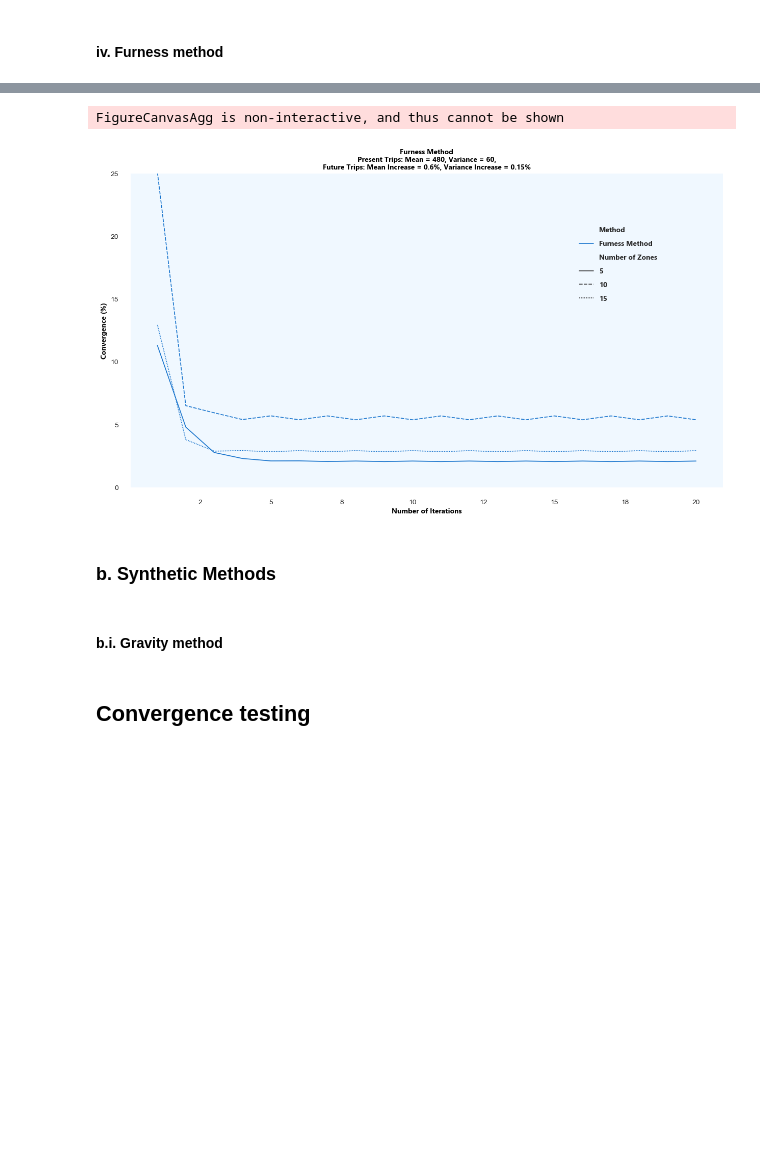
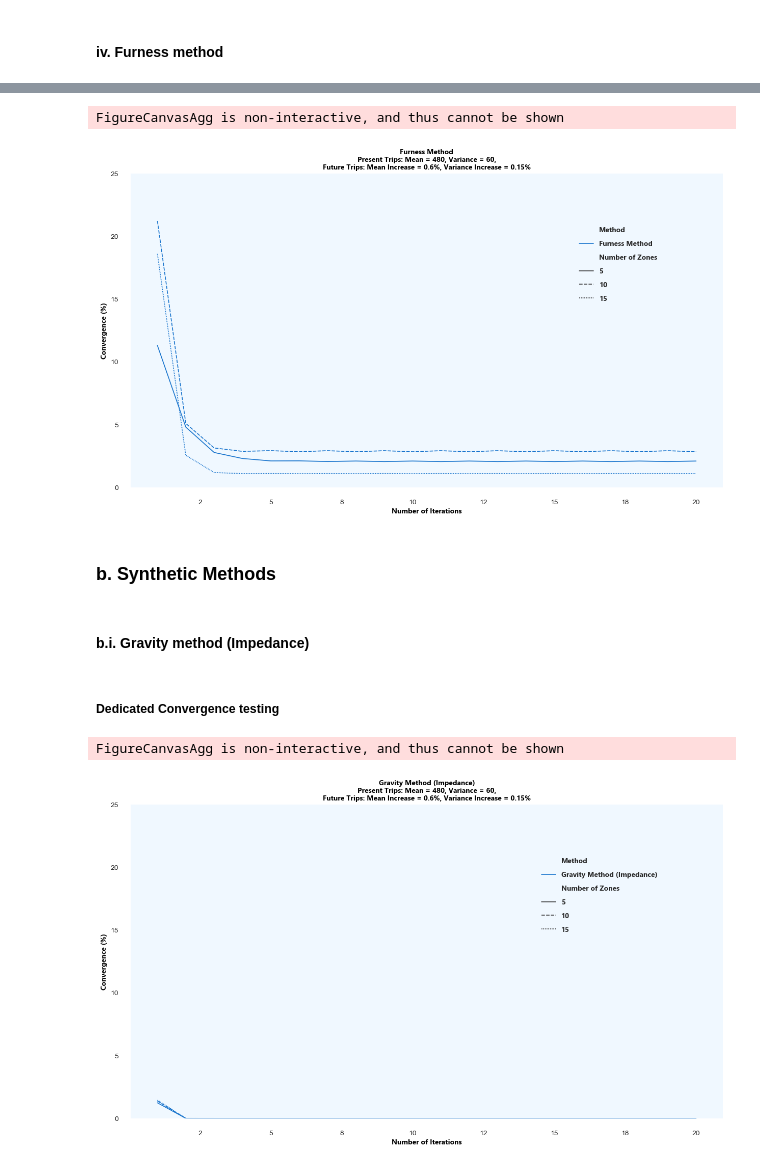
Before and after one commit to glennluigigarcia/Trip_Distribution, a Jupyter notebook: trip_dist.ipynb, the cells around one changed output, grey strips where cells are left out. Cells and saved outputs as stored; diff of their text form; code cells hidden in the pictures; blank space fills up the shorter version.

```diff
--- a/trip_dist.ipynb
+++ b/trip_dist.ipynb
@@ -450,9 +469,10 @@ def fur(present_trips, future_trips, growth_rate, fur_iteration):
 # %%
-ded_test(dist_func='FurM', n_zones=[5, 10, 15], test_pre_mean=480, test_pre_var=60, factor_fut_mean=0.6, factor_fut_var=0.15, n_iter=20)
+ded_test(dist_func='FurM', n_zones=[5, 10, 15], test_pre_mean=480, test_pre_var=60, factor_fut_mean=0.6, factor_fut_var=0.15,
+         gm_imp_mean=5000, gm_imp_var=150, gm_type='ATT',n_iter=20)
 # %% [output]
 FigureCanvasAgg is non-interactive, and thus cannot be shown
-[figure, old version]
+[figure, new version]
 # %% [markdown]
 ### b. Synthetic  Methods
 # %% [markdown]
-#### b.i. Gravity method
+#### b.i. Gravity method (Impedance)
@@ -517,2 +569,8 @@ def gm(present_trips, future_trips, growth_rate, gm_iteration):
 # %% [markdown]
-## Convergence testing
+##### Dedicated Convergence testing
+# %%
+ded_test(dist_func='GMImp', n_zones=[5, 10, 15], test_pre_mean=480, test_pre_var=60, factor_fut_mean=0.6, factor_fut_var=0.15,
+         gm_imp_mean=5000, gm_imp_var=150, gm_type='ATT',n_iter=20)
+# %% [output]
+FigureCanvasAgg is non-interactive, and thus cannot be shown
+[figure, added]
```
Also changed, not shown: parts of 16 cells of this notebook.
